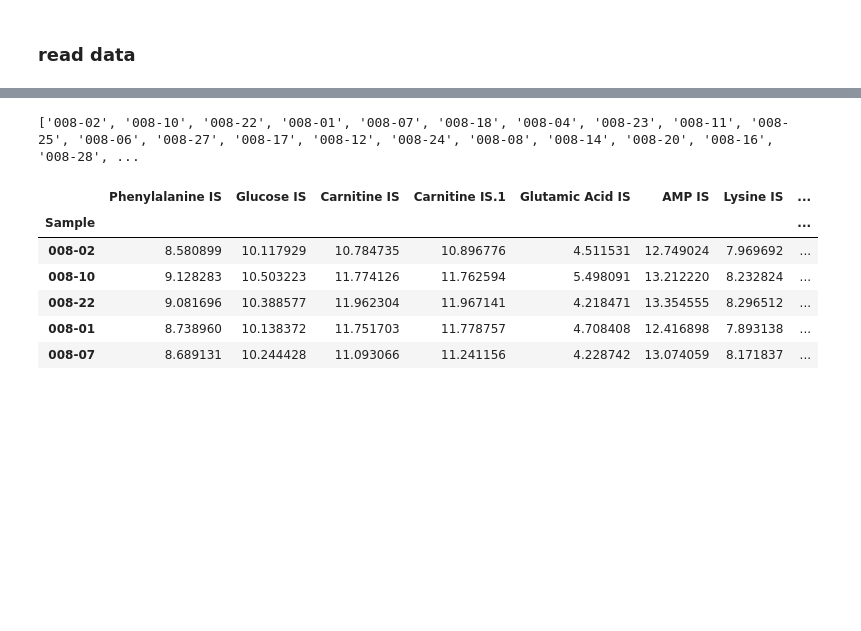
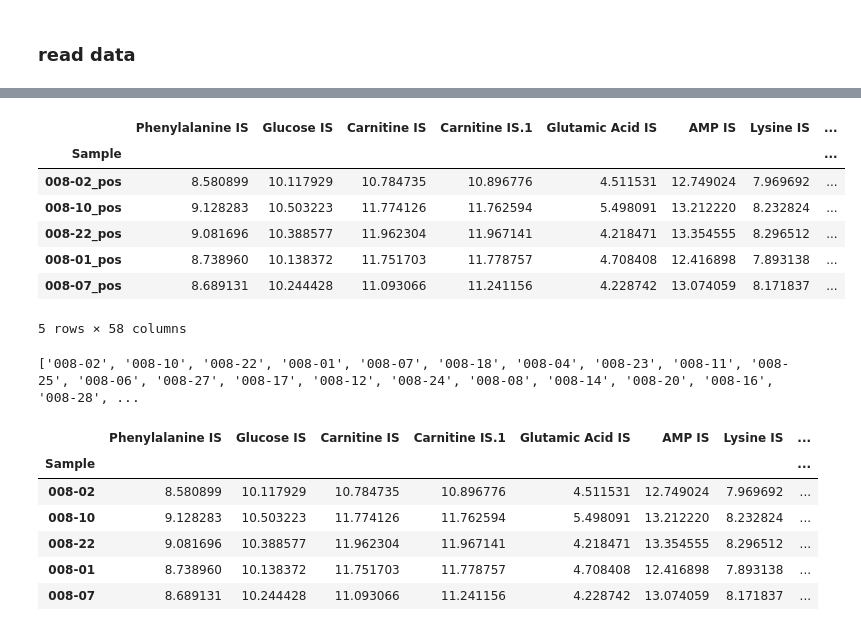
Before and after one commit to adelomana/vigur, a Jupyter notebook: metabolomics/targeted/positive.general.is.controlled.ipynb, the cells around one changed output, grey strips where cells are left out. Cells and saved outputs as stored; diff of their text form; code cells hidden in the pictures; blank space fills up the shorter version.

```diff
--- a/metabolomics/targeted/positive.general.is.controlled.ipynb
+++ b/metabolomics/targeted/positive.general.is.controlled.ipynb
@@ -47,3 +56,15 @@ log2intensity = numpy.log2(subset+1)
+# %%
+log2intensity = numpy.log2(subset+1)
+log2intensity.head()
+# %% [output]
+|  | Phenylalanine IS | Glucose IS | Carnitine IS | Carnitine IS.1 | Glutamic Acid IS | AMP IS | Lysine IS | ... |
+| Sample |  |  |  |  |  |  |  | ... |
+| 008-02_pos | 8.580899 | 10.117929 | 10.784735 | 10.896776 | 4.511531 | 12.749024 | 7.969692 | ... |
+| 008-10_pos | 9.128283 | 10.503223 | 11.774126 | 11.762594 | 5.498091 | 13.212220 | 8.232824 | ... |
+| 008-22_pos | 9.081696 | 10.388577 | 11.962304 | 11.967141 | 4.218471 | 13.354555 | 8.296512 | ... |
+| 008-01_pos | 8.738960 | 10.138372 | 11.751703 | 11.778757 | 4.708408 | 12.416898 | 7.893138 | ... |
+| 008-07_pos | 8.689131 | 10.244428 | 11.093066 | 11.241156 | 4.228742 | 13.074059 | 8.171837 | ... |
+5 rows × 58 columns
 # %%
 new_labels = [element.split('_')[0] for element in log2intensity.index.values]
 print(new_labels)
```
Also changed, not shown: parts of 1 cell of this notebook.
